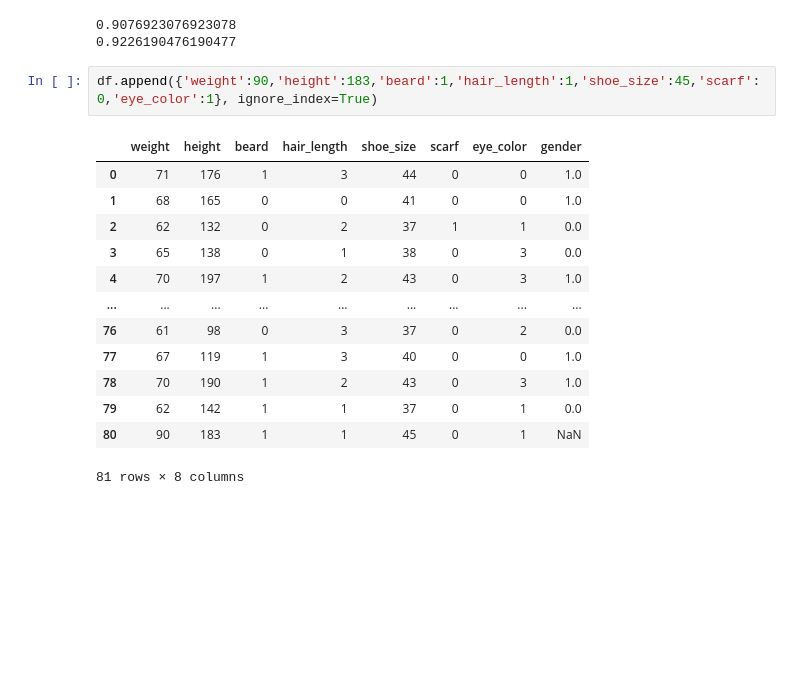
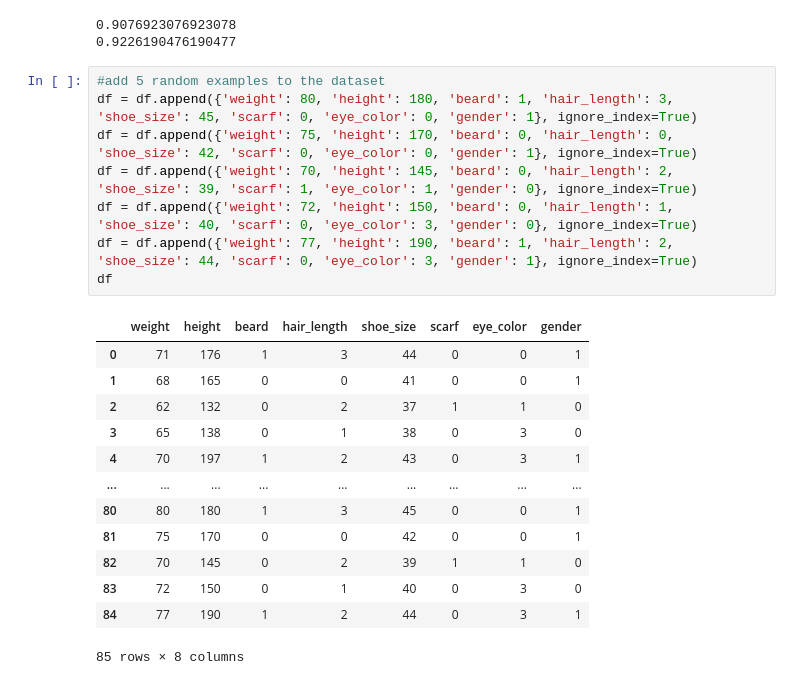
Before and after one commit to Rorrschach/Data-Science, a Jupyter notebook: Assignment4.ipynb, the cells around one changed output. Drawn from its saved outputs; the diff is of its cells as text; blank space fills up the shorter version.

```diff
--- a/Assignment4.ipynb
+++ b/Assignment4.ipynb
@@ -323,19 +323,25 @@ print(accuracies.mean())
 # %% [output]
 0.9076923076923078
 0.9226190476190477
-# %%
-df.append({'weight':90,'height':183,'beard':1,'hair_length':1,'shoe_size':45,'scarf':0,'eye_color':1}, ignore_index=True)
-# %% [output]
-|  | weight | height | beard | hair_length | shoe_size | scarf | eye_color | gender |
-| 0 | 71 | 176 | 1 | 3 | 44 | 0 | 0 | 1.0 |
-| 1 | 68 | 165 | 0 | 0 | 41 | 0 | 0 | 1.0 |
-| 2 | 62 | 132 | 0 | 2 | 37 | 1 | 1 | 0.0 |
-| 3 | 65 | 138 | 0 | 1 | 38 | 0 | 3 | 0.0 |
-| 4 | 70 | 197 | 1 | 2 | 43 | 0 | 3 | 1.0 |
-| ... | ... | ... | ... | ... | ... | ... | ... | ... |
-| 76 | 61 | 98 | 0 | 3 | 37 | 0 | 2 | 0.0 |
-| 77 | 67 | 119 | 1 | 3 | 40 | 0 | 0 | 1.0 |
-| 78 | 70 | 190 | 1 | 2 | 43 | 0 | 3 | 1.0 |
-| 79 | 62 | 142 | 1 | 1 | 37 | 0 | 1 | 0.0 |
-| 80 | 90 | 183 | 1 | 1 | 45 | 0 | 1 | NaN |
-81 rows × 8 columns
+# %%
+#add 5 random examples to the dataset
+df = df.append({'weight': 80, 'height': 180, 'beard': 1, 'hair_length': 3, 'shoe_size': 45, 'scarf': 0, 'eye_color': 0, 'gender': 1}, ignore_index=True)
+df = df.append({'weight': 75, 'height': 170, 'beard': 0, 'hair_length': 0, 'shoe_size': 42, 'scarf': 0, 'eye_color': 0, 'gender': 1}, ignore_index=True)
+df = df.append({'weight': 70, 'height': 145, 'beard': 0, 'hair_length': 2, 'shoe_size': 39, 'scarf': 1, 'eye_color': 1, 'gender': 0}, ignore_index=True)
+df = df.append({'weight': 72, 'height': 150, 'beard': 0, 'hair_length': 1, 'shoe_size': 40, 'scarf': 0, 'eye_color': 3, 'gender': 0}, ignore_index=True)
+df = df.append({'weight': 77, 'height': 190, 'beard': 1, 'hair_length': 2, 'shoe_size': 44, 'scarf': 0, 'eye_color': 3, 'gender': 1}, ignore_index=True)
+df
+# %% [output]
+|  | weight | height | beard | hair_length | shoe_size | scarf | eye_color | gender |
+| 0 | 71 | 176 | 1 | 3 | 44 | 0 | 0 | 1 |
+| 1 | 68 | 165 | 0 | 0 | 41 | 0 | 0 | 1 |
+| 2 | 62 | 132 | 0 | 2 | 37 | 1 | 1 | 0 |
+| 3 | 65 | 138 | 0 | 1 | 38 | 0 | 3 | 0 |
+| 4 | 70 | 197 | 1 | 2 | 43 | 0 | 3 | 1 |
+| ... | ... | ... | ... | ... | ... | ... | ... | ... |
+| 80 | 80 | 180 | 1 | 3 | 45 | 0 | 0 | 1 |
+| 81 | 75 | 170 | 0 | 0 | 42 | 0 | 0 | 1 |
+| 82 | 70 | 145 | 0 | 2 | 39 | 1 | 1 | 0 |
+| 83 | 72 | 150 | 0 | 1 | 40 | 0 | 3 | 0 |
+| 84 | 77 | 190 | 1 | 2 | 44 | 0 | 3 | 1 |
+85 rows × 8 columns
```
Also changed, not shown: parts of 4 cells of this notebook, 1 other file.
